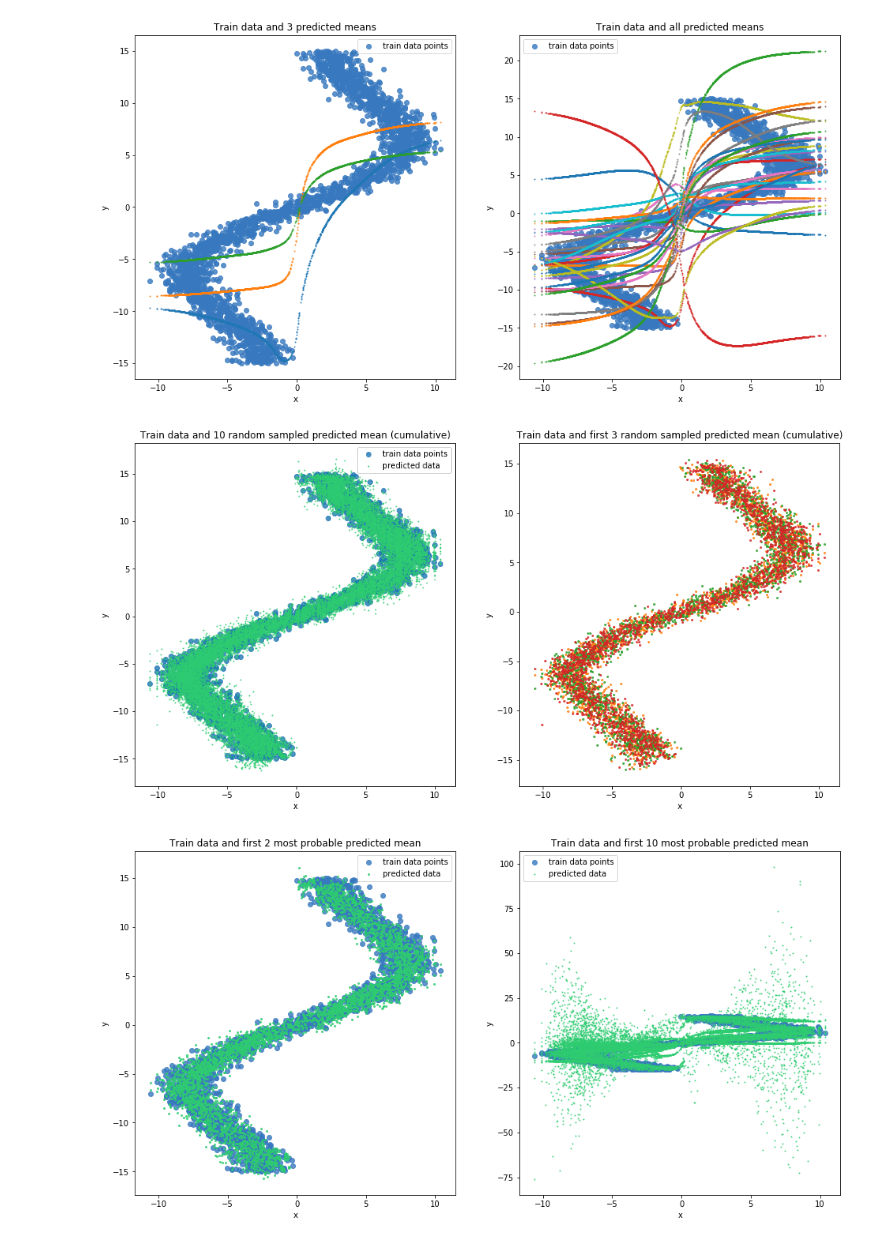
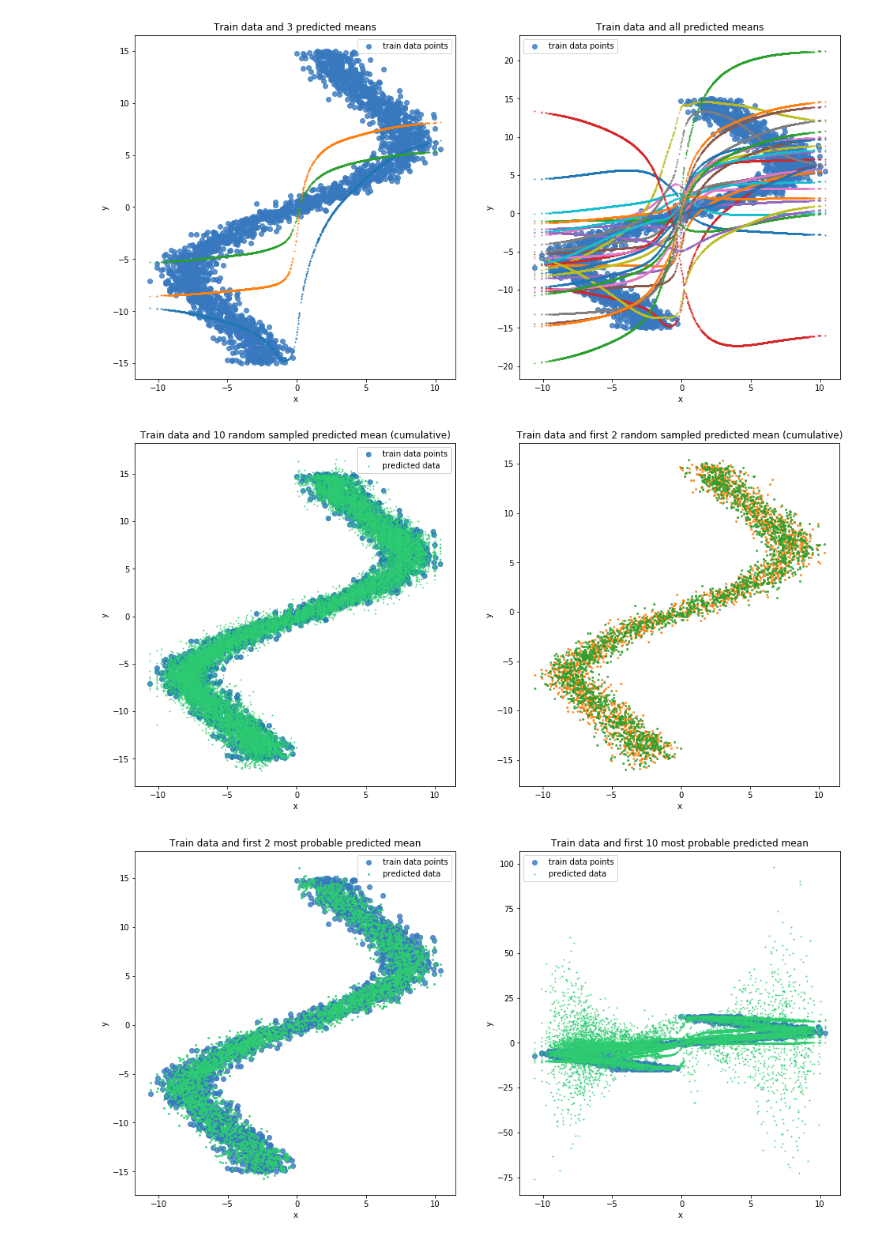
Before and after one commit to moonl1ght/MDN, a Jupyter notebook: MDN.ipynb, the cells around one changed output. Cells and saved outputs as stored; diff of their text form; code cells hidden in the pictures.

Commit message:
compl data

```diff
--- a/MDN.ipynb
+++ b/MDN.ipynb
@@ -59,11 +59,11 @@ Net(
   (logit): Linear(in_features=20, out_features=1, bias=True)
 )
 # %%
-def train(net, x_train, y_train, x_test, y_test):
+def train(net, x_train, y_train, x_test, y_test, epoches=2000):
     criterion = nn.MSELoss()
     optimizer = optim.Adam(net.parameters(), lr=0.1)
 
-    N_EPOCHES = 2000
+    N_EPOCHES = epoches
     BS = 1500
     n_batches = int(np.ceil(x_train.shape[0] / BS))
     train_losses = []
@@ -219,10 +219,10 @@ def loss_fn(y, pi, mu, sigma_sq):
     loss = torch.mean(-torch.log(losses))
     return loss
 # %%
-def train_mdn(net, x_train, y_train, x_test, y_test):
+def train_mdn(net, x_train, y_train, x_test, y_test, epoches=1000):
     optimizer = optim.Adam(net.parameters(), lr=0.01)
 
-    N_EPOCHES = 1000
+    N_EPOCHES = epoches
     BS = 1500
     n_batches = int(np.ceil(x_train.shape[0] / BS))
     train_losses = []
@@ -363,19 +363,19 @@ plt.show()
 # %%
 f, axes = plt.subplots(1, 2, figsize=(16, 8))
 ax1 = sns.regplot(x_test_inv, y_test_inv, fit_reg=False, ax=axes[0])
 for i in range(preds.shape[1]):
     ax1 = sns.regplot(x_test_inv, preds.data.numpy()[:, i], fit_reg=False, scatter_kws={'s':1}, ax=axes[0], color=sns.color_palette(['#2ecc71'])[0])
 ax1.legend(['train data points', 'predicted data'])
 ax1.set_title('Train data and 10 random sampled predicted mean (cumulative)')
 ax1.set(xlabel='x', ylabel='y')
 
-for i in range(3):
+for i in range(2):
     ax2 = sns.regplot(x_test_inv, preds.data.numpy()[:, i], fit_reg=False, scatter_kws={'s':4}, ax=axes[1])
-ax2.set_title('Train data and first 3 random sampled predicted mean (cumulative)')
+ax2.set_title('Train data and first 2 random sampled predicted mean (cumulative)')
 ax2.set(xlabel='x', ylabel='y')
 plt.show()
 # %% [output]
-[figure, old version]
+[figure, new version]
 # %%
 f, axes = plt.subplots(1, 2, figsize=(16, 8))
 ax1 = sns.regplot(x_test_inv, y_test_inv, fit_reg=False, ax=axes[0], color=sns.xkcd_palette(['windows blue'])[0])
```
Also changed, not shown: parts of 16 cells of this notebook.
